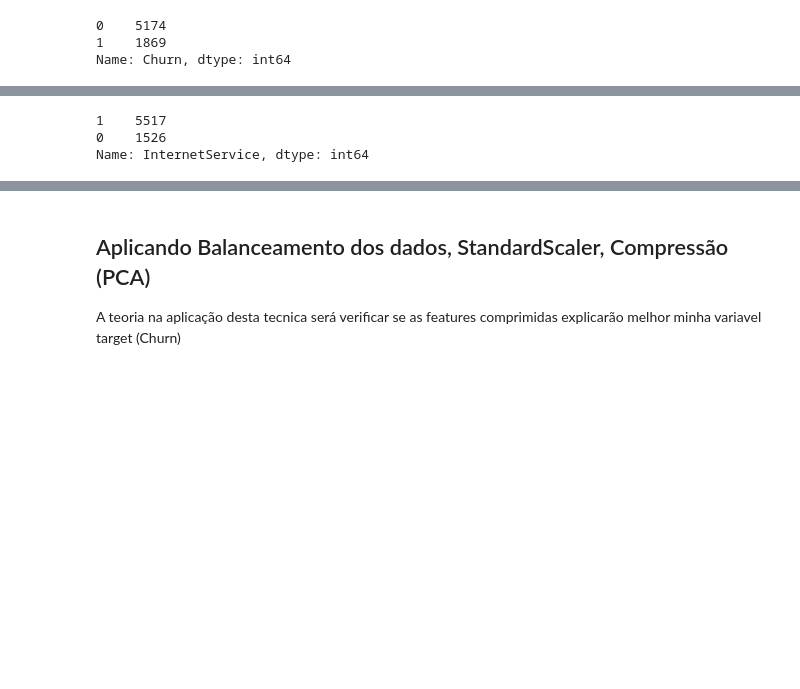
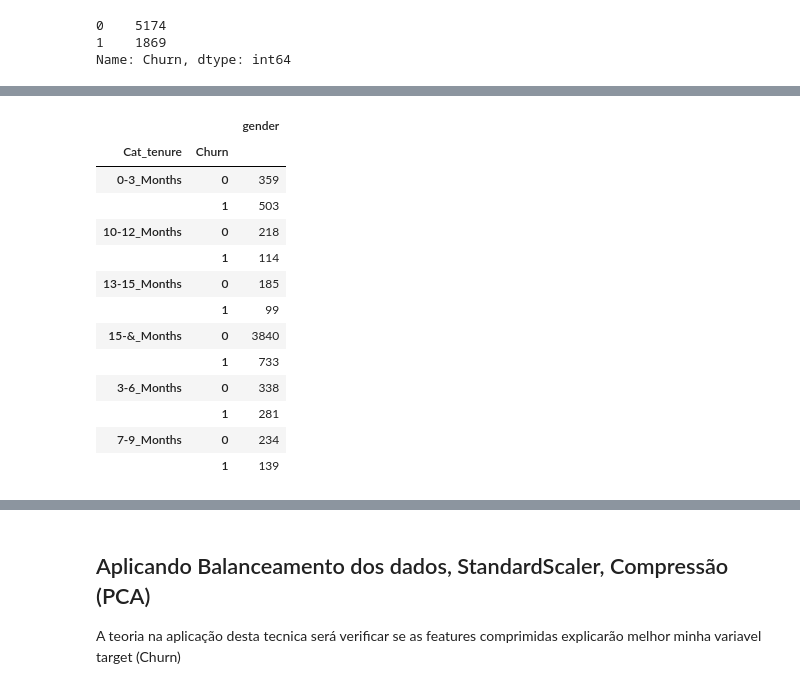
Before and after one commit to thiagodegan/Desafio03, a Jupyter notebook: Desafio03_Mauri.ipynb, the cells around one changed output, grey strips where cells are left out. Drawn from its saved outputs; the diff is of its cells as text; code cells hidden in the pictures; blank space fills up the shorter version.

```diff
--- a/Desafio03_Mauri.ipynb
+++ b/Desafio03_Mauri.ipynb
@@ -238,6 +248,17 @@ fig.show(width=800, height=300)
-# %%
-dfchurn["InternetService"].value_counts()
-# %% [output]
-1    5517
-0    1526
-Name: InternetService, dtype: int64
+# %%
+dfchurn.groupby(['Cat_tenure','Churn']).agg({"gender": "count"})
+# %% [output]
+|  |  | gender |
+| Cat_tenure | Churn |  |
+| 0-3_Months | 0 | 359 |
+|  | 1 | 503 |
+| 10-12_Months | 0 | 218 |
+|  | 1 | 114 |
+| 13-15_Months | 0 | 185 |
+|  | 1 | 99 |
+| 15-&_Months | 0 | 3840 |
+|  | 1 | 733 |
+| 3-6_Months | 0 | 338 |
+|  | 1 | 281 |
+| 7-9_Months | 0 | 234 |
+|  | 1 | 139 |
```
Also changed, not shown: parts of 13 cells of this notebook.
